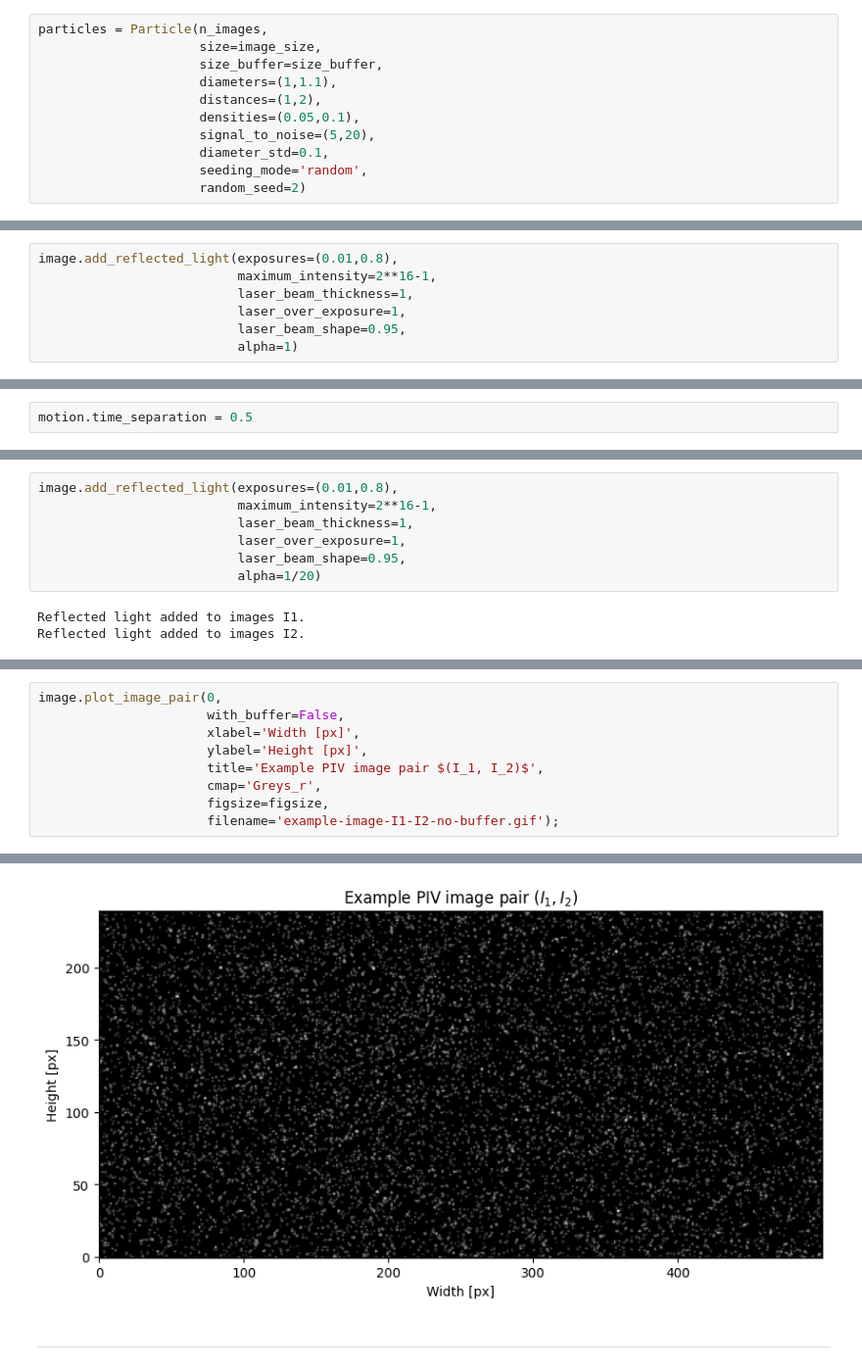
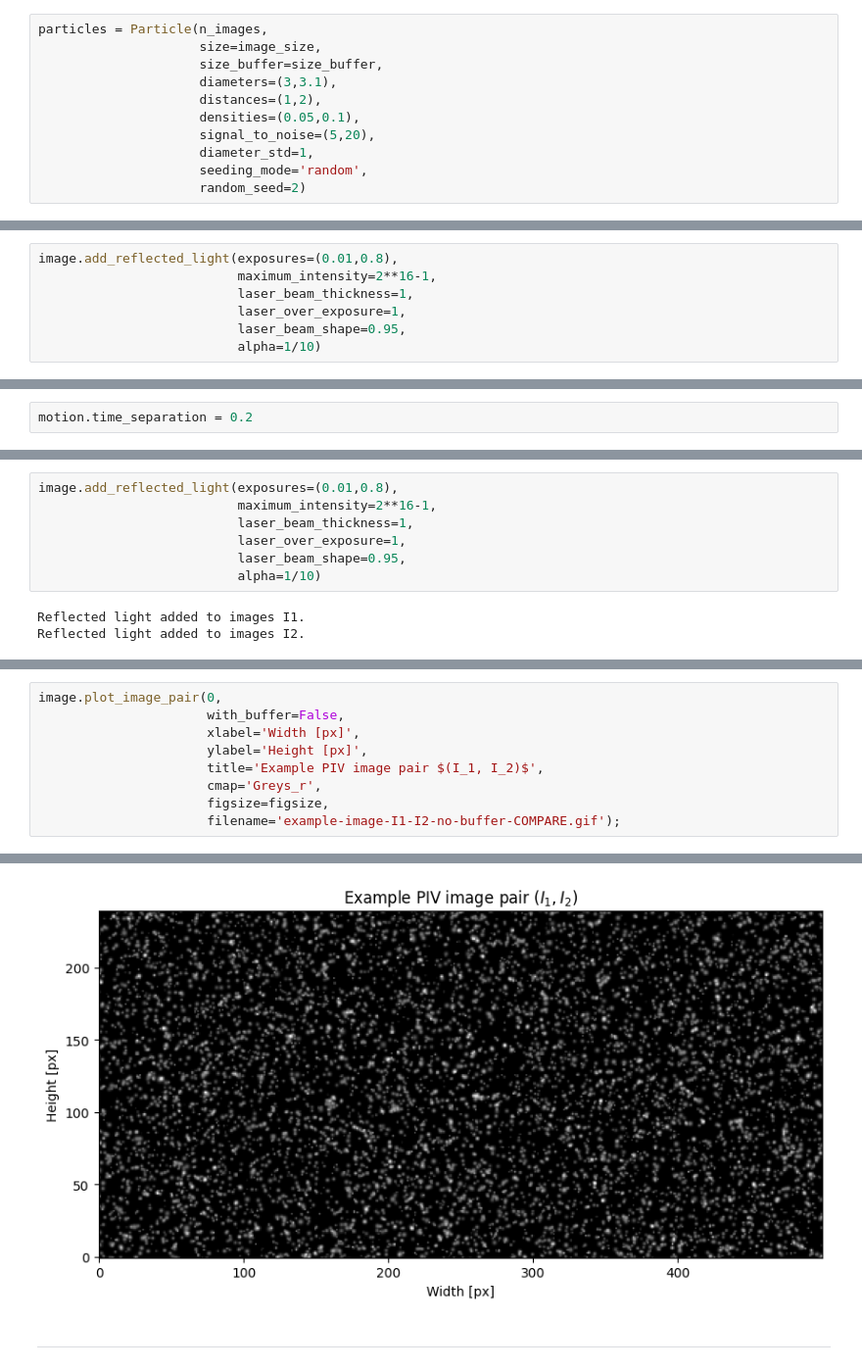
Before and after one commit to kamilazdybal/pykitPIV, a Jupyter notebook: jupyter-notebooks/pykitPIV-main-workflow.ipynb, the cells around one changed output, grey strips where cells are left out. Shown at 98% size. Cells and saved outputs as stored; diff of their text form.

```diff
--- a/jupyter-notebooks/pykitPIV-main-workflow.ipynb
+++ b/jupyter-notebooks/pykitPIV-main-workflow.ipynb
@@ -24,11 +24,11 @@ figsize = (10,5)
 particles = Particle(n_images,
                      size=image_size,
                      size_buffer=size_buffer,
-                     diameters=(1,1.1),
+                     diameters=(3,3.1),
                      distances=(1,2),
                      densities=(0.05,0.1),
                      signal_to_noise=(5,20),
-                     diameter_std=0.1,
+                     diameter_std=1,
                      seeding_mode='random',
                      random_seed=2)
 # %%
@@ -85,7 +54,7 @@ image.add_reflected_light(exposures=(0.01,0.8),
                           laser_beam_thickness=1,
                           laser_over_exposure=1,
                           laser_beam_shape=0.95,
-                          alpha=1)
+                          alpha=1/10)
 # %% [output]
 Reflected light added to images I1.
 # %%
@@ -193,7 +162,7 @@ motion.plot_particle_motion(0,
 # %% [markdown]
 #### Update time separation:
 # %%
-motion.time_separation = 0.5
+motion.time_separation = 0.2
 # %%
 motion.forward_euler(n_steps=10)
 # %%
@@ -215,7 +184,7 @@ image.add_reflected_light(exposures=(0.01,0.8),
                           laser_beam_thickness=1,
                           laser_over_exposure=1,
                           laser_beam_shape=0.95,
-                          alpha=1/20)
+                          alpha=1/10)
 # %% [output]
 Reflected light added to images I1.
 Reflected light added to images I2.
@@ -246,14 +215,14 @@ image.plot(0,
 # %%
 image.plot_image_pair(0,
                       with_buffer=False,
                       xlabel='Width [px]',
                       ylabel='Height [px]',
                       title='Example PIV image pair $(I_1, I_2)$',
                       cmap='Greys_r',
                       figsize=figsize,
-                      filename='example-image-I1-I2-no-buffer.gif');
+                      filename='example-image-I1-I2-no-buffer-COMPARE.gif');
 # %% [output]
 MovieWriter ffmpeg unavailable; using Pillow instead.
-[figure, old version]
+[figure, new version]
 # %% [markdown]
 ***
```
Also changed, not shown: parts of 15 cells of this notebook, 3 other files.
